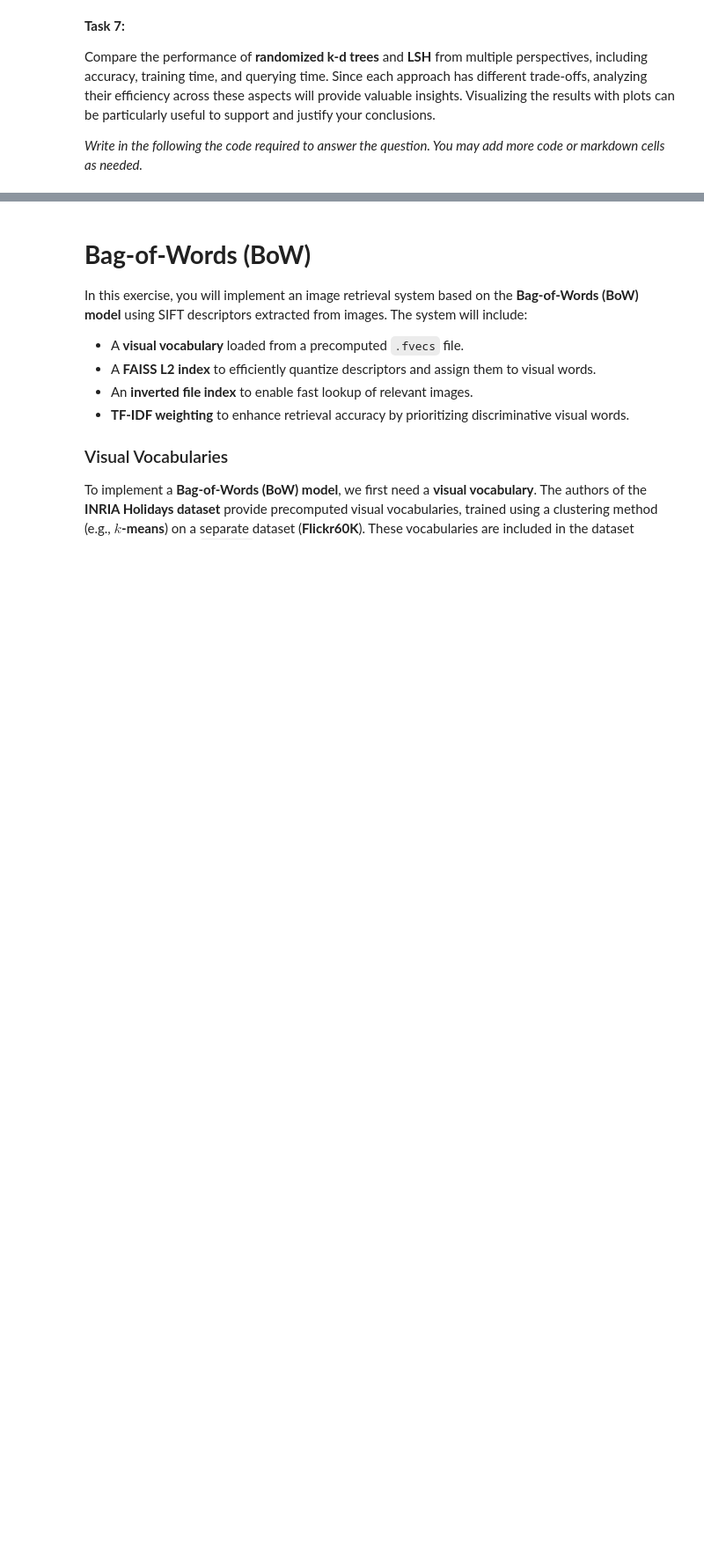
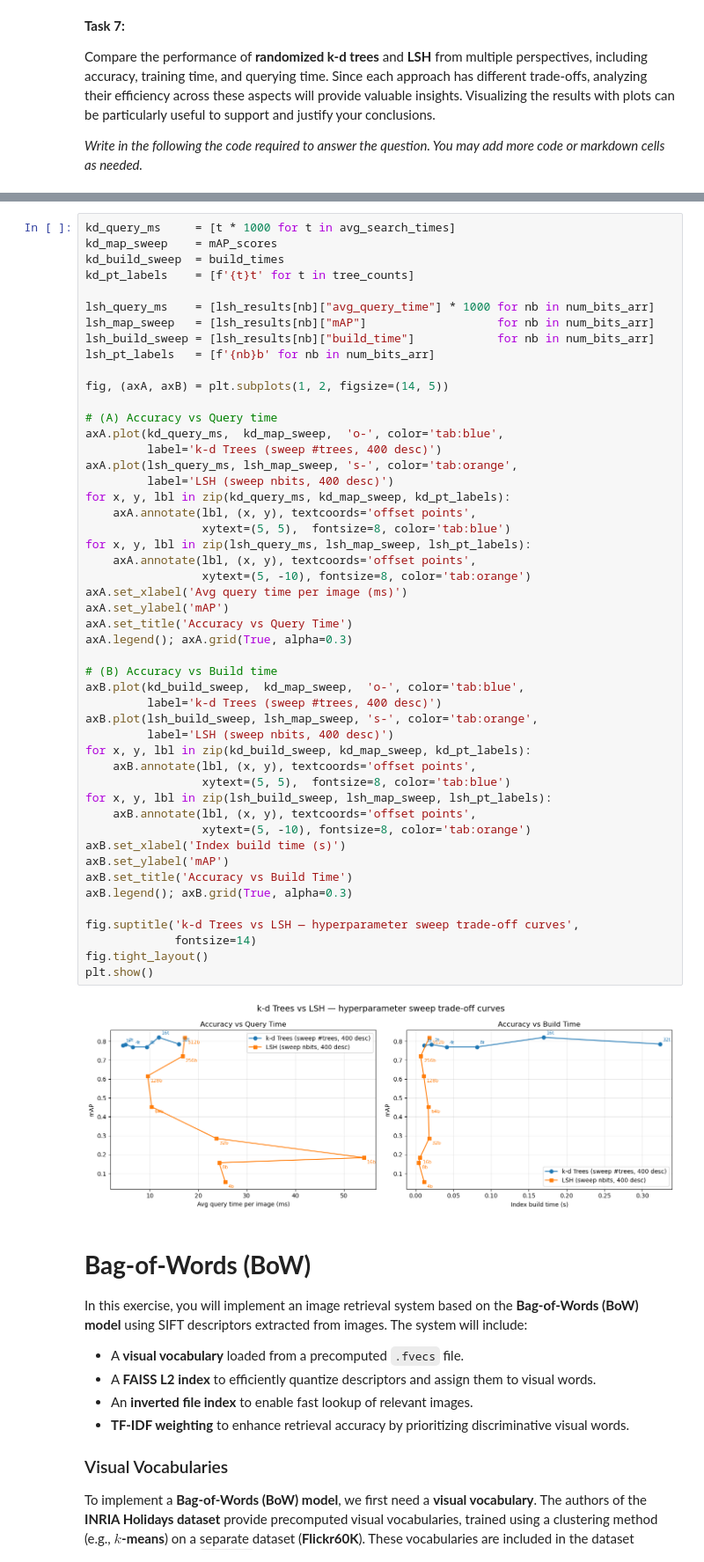
Before and after one commit to EinarLop/UIB_IDX_CBIR_02, a Jupyter notebook: 11762_Image_Indexing.ipynb, the cells around one changed output, grey strips where cells are left out. Shown at 88% size. Cells and saved outputs as stored; diff of their text form; blank space fills up the shorter version.

```diff
--- a/11762_Image_Indexing.ipynb
+++ b/11762_Image_Indexing.ipynb
@@ -469,3 +527,54 @@ Compare the performance of **randomized k-d trees** and **LSH** from multiple pe
+# %%
+kd_query_ms     = [t * 1000 for t in avg_search_times]
+kd_map_sweep    = mAP_scores
+kd_build_sweep  = build_times
+kd_pt_labels    = [f'{t}t' for t in tree_counts]
+
+lsh_query_ms    = [lsh_results[nb]["avg_query_time"] * 1000 for nb in num_bits_arr]
+lsh_map_sweep   = [lsh_results[nb]["mAP"]                   for nb in num_bits_arr]
+lsh_build_sweep = [lsh_results[nb]["build_time"]            for nb in num_bits_arr]
+lsh_pt_labels   = [f'{nb}b' for nb in num_bits_arr]
+
+fig, (axA, axB) = plt.subplots(1, 2, figsize=(14, 5))
+
+# (A) Accuracy vs Query time
+axA.plot(kd_query_ms,  kd_map_sweep,  'o-', color='tab:blue',
+         label='k-d Trees (sweep #trees, 400 desc)')
+axA.plot(lsh_query_ms, lsh_map_sweep, 's-', color='tab:orange',
+         label='LSH (sweep nbits, 400 desc)')
+for x, y, lbl in zip(kd_query_ms, kd_map_sweep, kd_pt_labels):
+    axA.annotate(lbl, (x, y), textcoords='offset points',
+                 xytext=(5, 5),  fontsize=8, color='tab:blue')
+for x, y, lbl in zip(lsh_query_ms, lsh_map_sweep, lsh_pt_labels):
+    axA.annotate(lbl, (x, y), textcoords='offset points',
+                 xytext=(5, -10), fontsize=8, color='tab:orange')
+axA.set_xlabel('Avg query time per image (ms)')
+axA.set_ylabel('mAP')
+axA.set_title('Accuracy vs Query Time')
+axA.legend(); axA.grid(True, alpha=0.3)
+
+# (B) Accuracy vs Build time
+axB.plot(kd_build_sweep,  kd_map_sweep,  'o-', color='tab:blue',
+         label='k-d Trees (sweep #trees, 400 desc)')
+axB.plot(lsh_build_sweep, lsh_map_sweep, 's-', color='tab:orange',
+         label='LSH (sweep nbits, 400 desc)')
+for x, y, lbl in zip(kd_build_sweep, kd_map_sweep, kd_pt_labels):
+    axB.annotate(lbl, (x, y), textcoords='offset points',
+                 xytext=(5, 5),  fontsize=8, color='tab:blue')
+for x, y, lbl in zip(lsh_build_sweep, lsh_map_sweep, lsh_pt_labels):
+    axB.annotate(lbl, (x, y), textcoords='offset points',
+                 xytext=(5, -10), fontsize=8, color='tab:orange')
+axB.set_xlabel('Index build time (s)')
+axB.set_ylabel('mAP')
+axB.set_title('Accuracy vs Build Time')
+axB.legend(); axB.grid(True, alpha=0.3)
+
+fig.suptitle('k-d Trees vs LSH — hyperparameter sweep trade-off curves',
+             fontsize=14)
+fig.tight_layout()
+plt.show()
+# %% [output]
+[figure, added]
 # %% [markdown]
 # **Bag-of-Words (BoW)**
 
```
Also changed, not shown: parts of 9 cells of this notebook.
